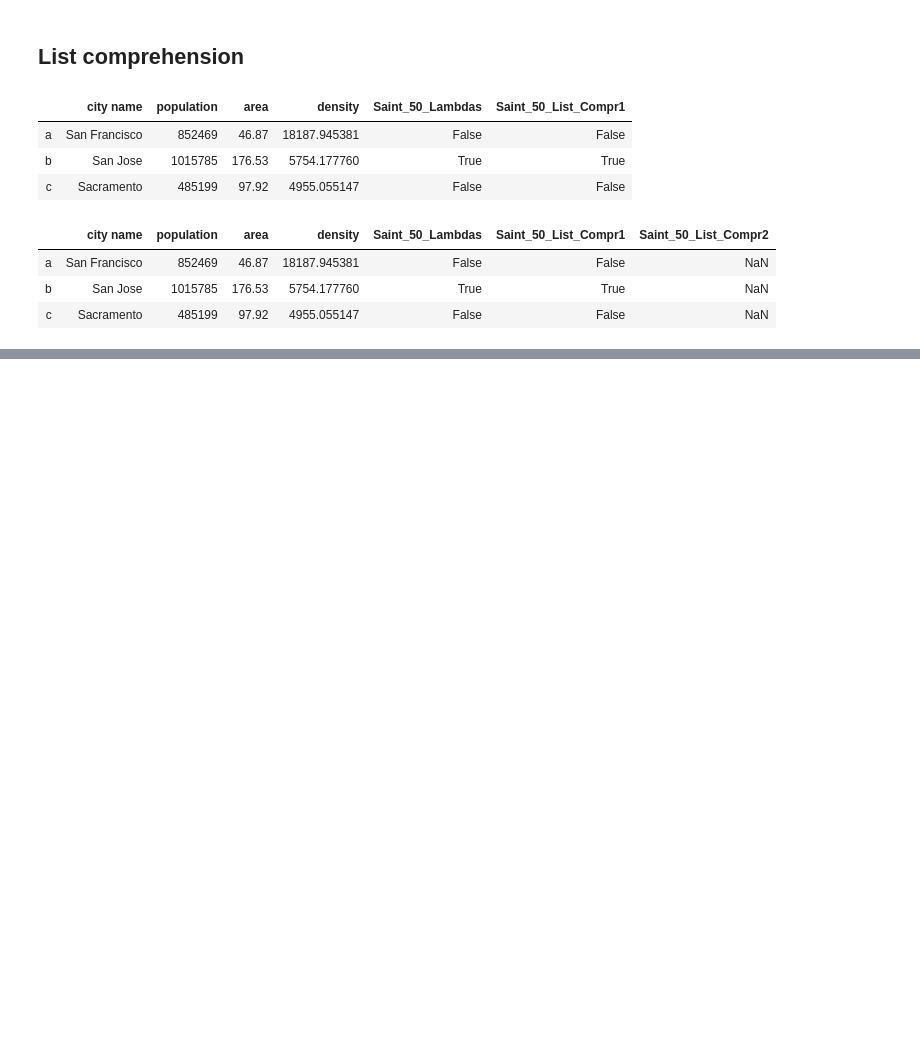
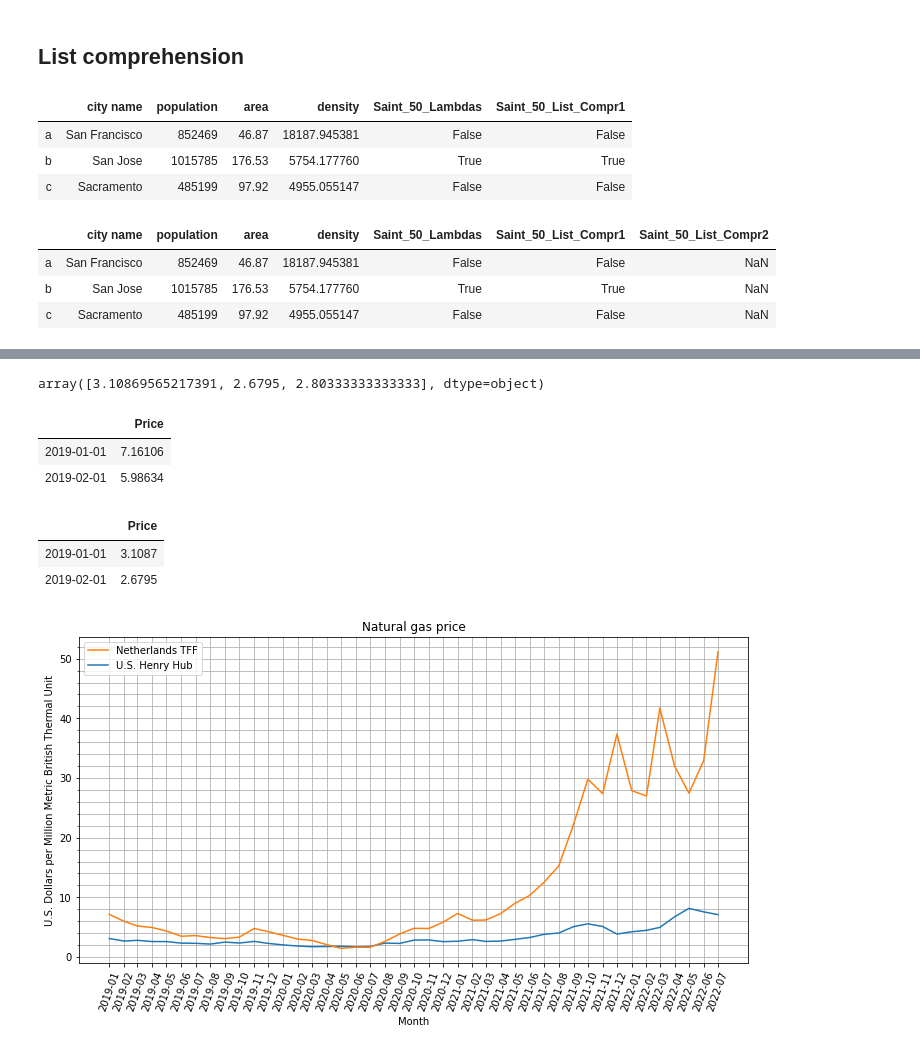
Before and after one commit to luigiselmi/datascience, a Jupyter notebook: python/intro_to_pandas.ipynb, the cells around one changed output, grey strips where cells are left out. Saved outputs shown, nothing was run; the diff lists cells and outputs as text; code cells hidden in the pictures; blank space fills up the shorter version.

```diff
--- a/python/intro_to_pandas.ipynb
+++ b/python/intro_to_pandas.ipynb
@@ -115,0 +207,40 @@ cities
+# %%
+nat_gas_us_months_tmp = nat_gas_us_tmp.loc[183][8:].dropna()
+nat_gas_us_months_tmp.values[:3]
+# %% [output]
+array([3.10869565217391, 2.6795, 2.80333333333333], dtype=object)
+# %%
+start_day = pd.to_datetime('2019-01-01')
+end_day = pd.to_datetime('2022-07-01')
+month_index = pd.date_range(start_day, end_day, freq='MS')
+# %%
+nat_gas_eu_months = pd.DataFrame(nat_gas_eu_months_tmp.values, index=month_index, columns=['Price'])
+nat_gas_eu_months[:2]
+# %% [output]
+|  | Price |
+| 2019-01-01 | 7.16106 |
+| 2019-02-01 | 5.98634 |
+# %%
+nat_gas_us_months = pd.DataFrame(nat_gas_us_months_tmp.values, index=month_index, columns=['Price'])
+nat_gas_us_months[:2]
+# %% [output]
+|  | Price |
+| 2019-01-01 | 3.1087 |
+| 2019-02-01 | 2.6795 |
+# %%
+fig = plt.figure(figsize=(12, 6))
+ax = fig.add_subplot()
+ax.set_title("Natural gas price")
+ax.set_xlabel("Month")
+ax.set_ylabel("U.S. Dollars per Million Metric British Thermal Unit");
+ax.set_xticks(month_index)
+ax.set_xticklabels(month_index, rotation=70)
+ax.set_yticks(np.arange(0, 60, 2), minor=True)
+ax.xaxis.set_major_formatter(mdates.DateFormatter('%Y-%m'))
+ax.grid(True, which='both')
+us_plt, = plt.plot(nat_gas_us_months)
+netherlands_plt, = plt.plot(nat_gas_eu_months)
+plt.legend((netherlands_plt, us_plt), ['Netherlands TFF', 'U.S. Henry Hub'], loc='upper left')
+plt.savefig('natural_gas_price.png')
+# %% [output]
+[figure, added]
```
Also changed, not shown: parts of 17 cells of this notebook, 2 other files.
